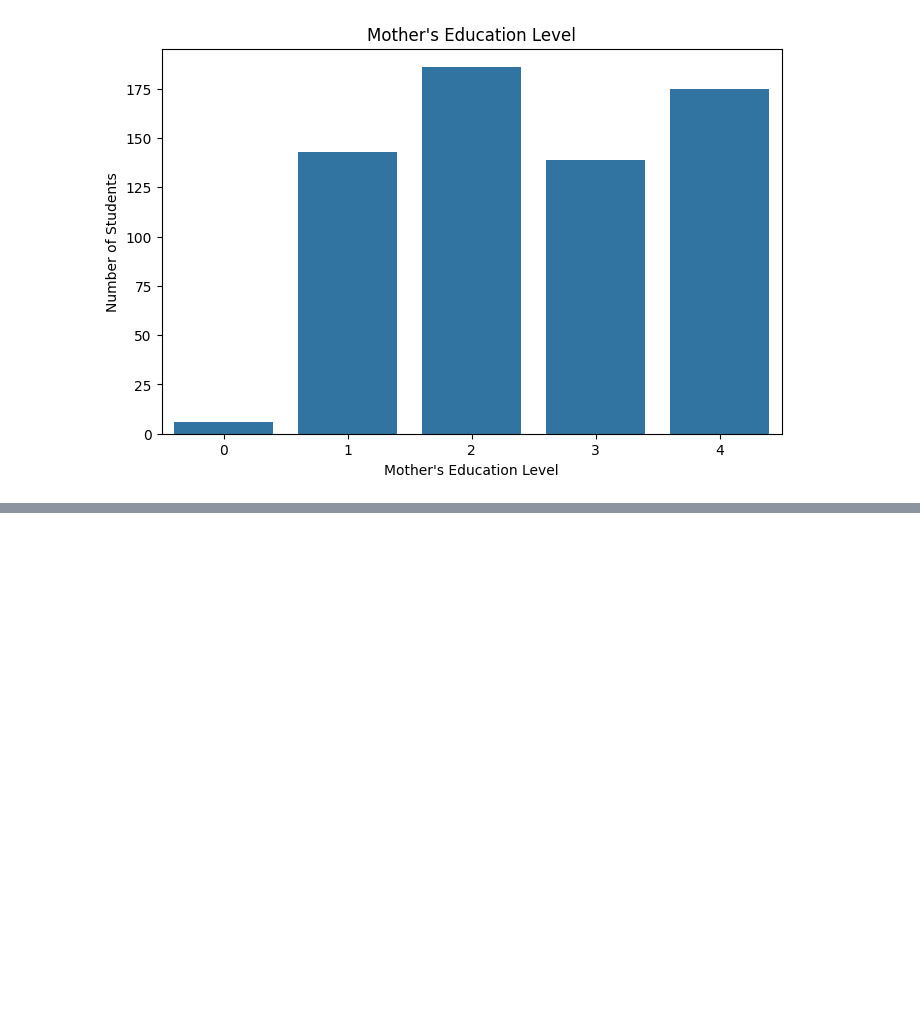
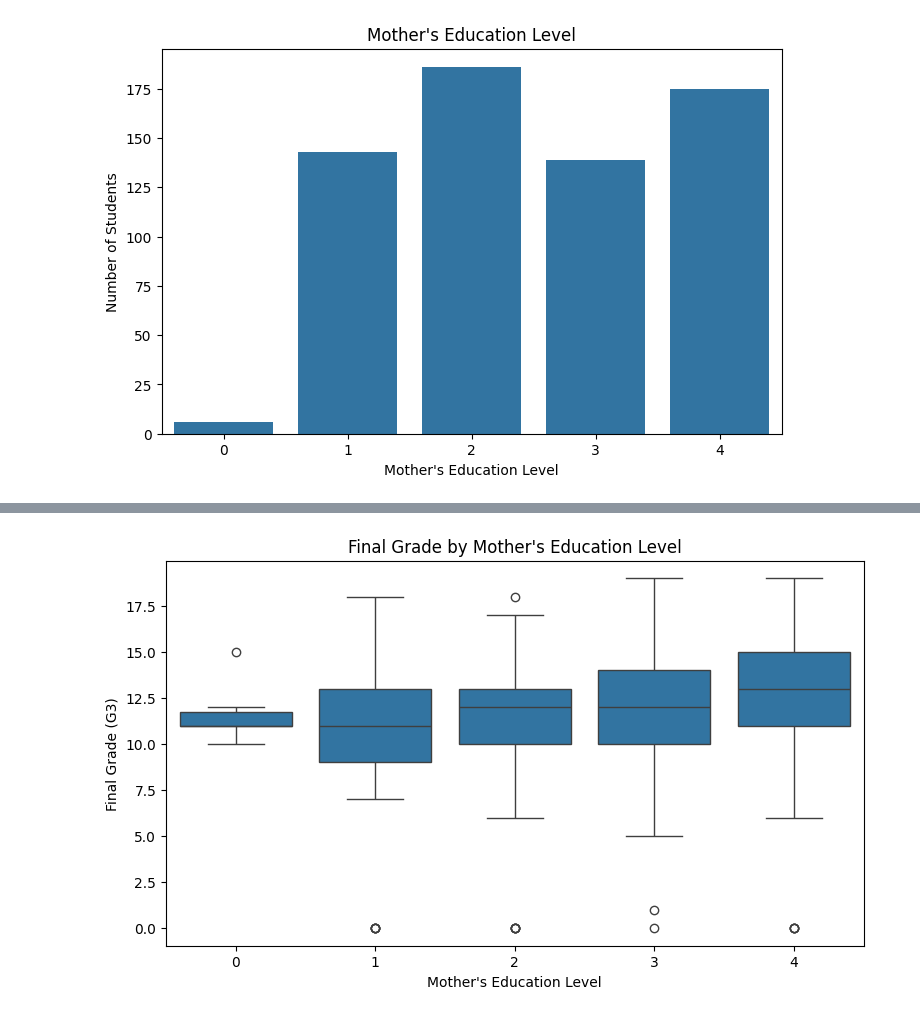
Before and after one commit to lightcode01-oss/IYB_INTERNSHIP, a Jupyter notebook: Day_05_Exploratory_Data_Analysis.ipynb, the cells around one changed output, grey strips where cells are left out. Drawn from its saved outputs; the diff is of its cells as text; code cells hidden in the pictures; blank space fills up the shorter version.

```diff
--- a/Day_05_Exploratory_Data_Analysis.ipynb
+++ b/Day_05_Exploratory_Data_Analysis.ipynb
@@ -330,0 +348,18 @@ plt.show()
+# %%
+# Mother's education vs final grade
+
+plt.figure(figsize=(9, 5))
+
+sns.boxplot(
+    data=df,
+    x="Medu",
+    y="G3"
+)
+
+plt.title("Final Grade by Mother's Education Level")
+plt.xlabel("Mother's Education Level")
+plt.ylabel("Final Grade (G3)")
+
+plt.show()
+# %% [output]
+[figure, added]
```
Also changed, not shown: parts of 19 cells of this notebook.
